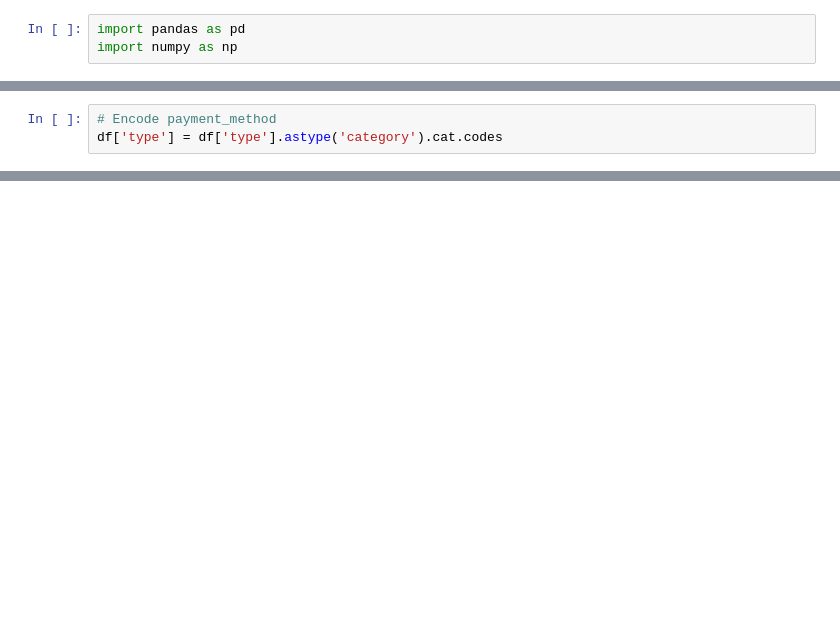
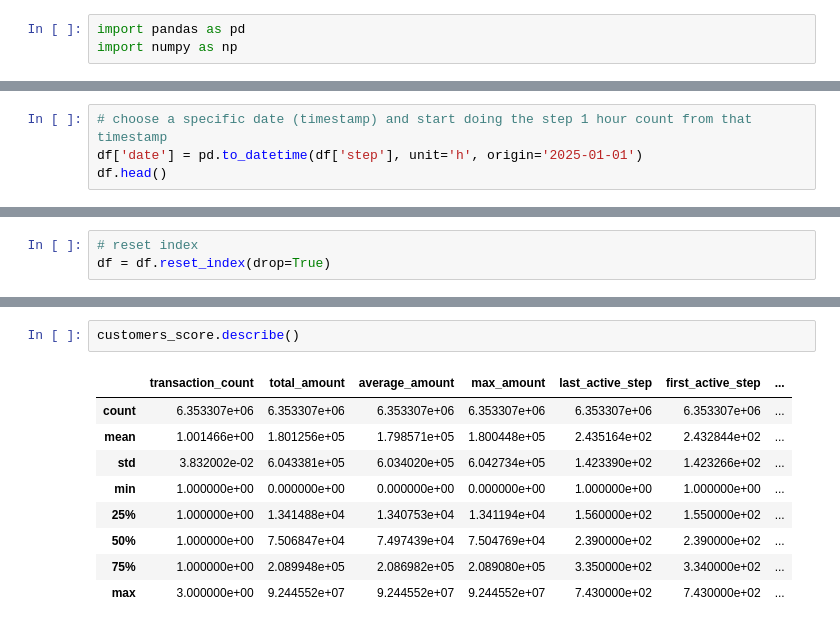
Before and after one commit to 3omdawy11/Bank_Transaction_Anamoly_Detector, a Jupyter notebook: eda.ipynb, the cells around one changed output, grey strips where cells are left out. Saved outputs shown, nothing was run; the diff lists cells and outputs as text; blank space fills up the shorter version.

```diff
--- a/eda.ipynb
+++ b/eda.ipynb
@@ -13,0 +27,4 @@ df.head()
+# %%
+# choose a specific date (timestamp) and start doing the step 1 hour count from that timestamp
+df['date'] = pd.to_datetime(df['step'], unit='h', origin='2025-01-01')
+df.head()
@@ -66,3 +72,0 @@ Index(['step', 'type', 'amount', 'nameOrig', 'oldbalanceOrg', 'newbalanceOrig',
-# %%
-# Encode payment_method
-df['type'] = df['type'].astype('category').cat.codes
@@ -113,0 +73,3 @@ Name: isFlaggedFraud, dtype: int64
+# %%
+# reset index
+df = df.reset_index(drop=True)
@@ -113,0 +289,12 @@ Name: isFlaggedFraud, dtype: int64
+# %%
+customers_score.describe()
+# %% [output]
+|  | transaction_count | total_amount | average_amount | max_amount | last_active_step | first_active_step | ... |
+| count | 6.353307e+06 | 6.353307e+06 | 6.353307e+06 | 6.353307e+06 | 6.353307e+06 | 6.353307e+06 | ... |
+| mean | 1.001466e+00 | 1.801256e+05 | 1.798571e+05 | 1.800448e+05 | 2.435164e+02 | 2.432844e+02 | ... |
+| std | 3.832002e-02 | 6.043381e+05 | 6.034020e+05 | 6.042734e+05 | 1.423390e+02 | 1.423266e+02 | ... |
+| min | 1.000000e+00 | 0.000000e+00 | 0.000000e+00 | 0.000000e+00 | 1.000000e+00 | 1.000000e+00 | ... |
+| 25% | 1.000000e+00 | 1.341488e+04 | 1.340753e+04 | 1.341194e+04 | 1.560000e+02 | 1.550000e+02 | ... |
+| 50% | 1.000000e+00 | 7.506847e+04 | 7.497439e+04 | 7.504769e+04 | 2.390000e+02 | 2.390000e+02 | ... |
+| 75% | 1.000000e+00 | 2.089948e+05 | 2.086982e+05 | 2.089080e+05 | 3.350000e+02 | 3.340000e+02 | ... |
+| max | 3.000000e+00 | 9.244552e+07 | 9.244552e+07 | 9.244552e+07 | 7.430000e+02 | 7.430000e+02 | ... |
```
Also changed, not shown: parts of 36 cells of this notebook, 6 other files.
